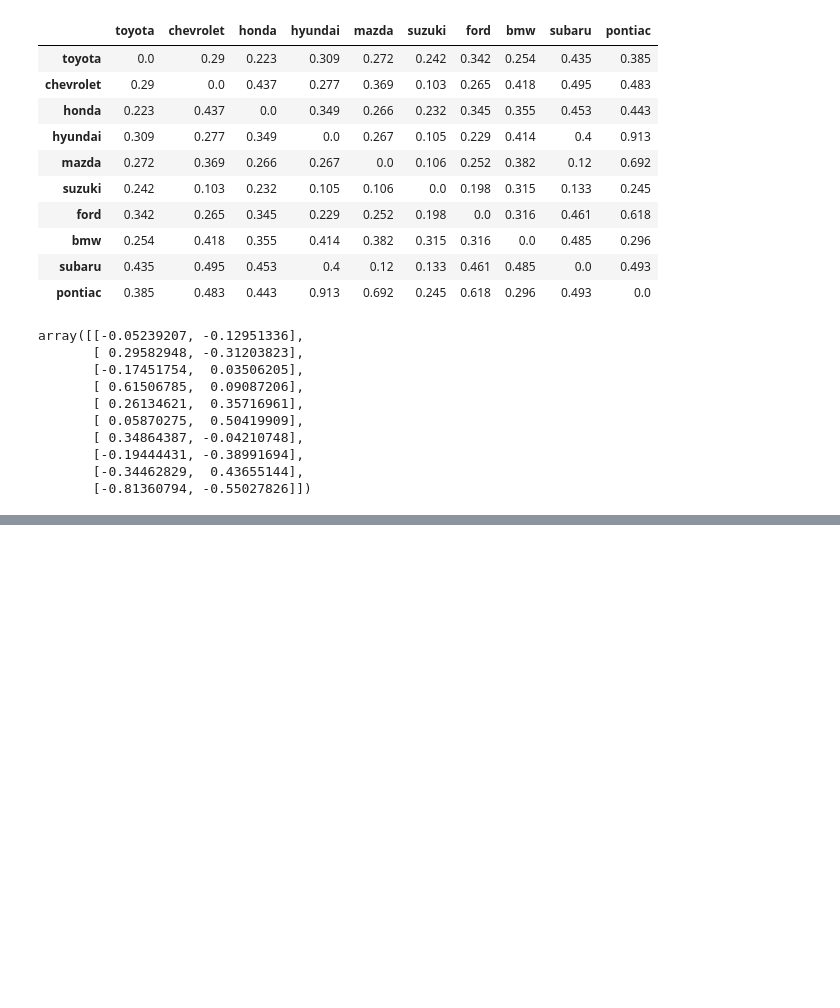
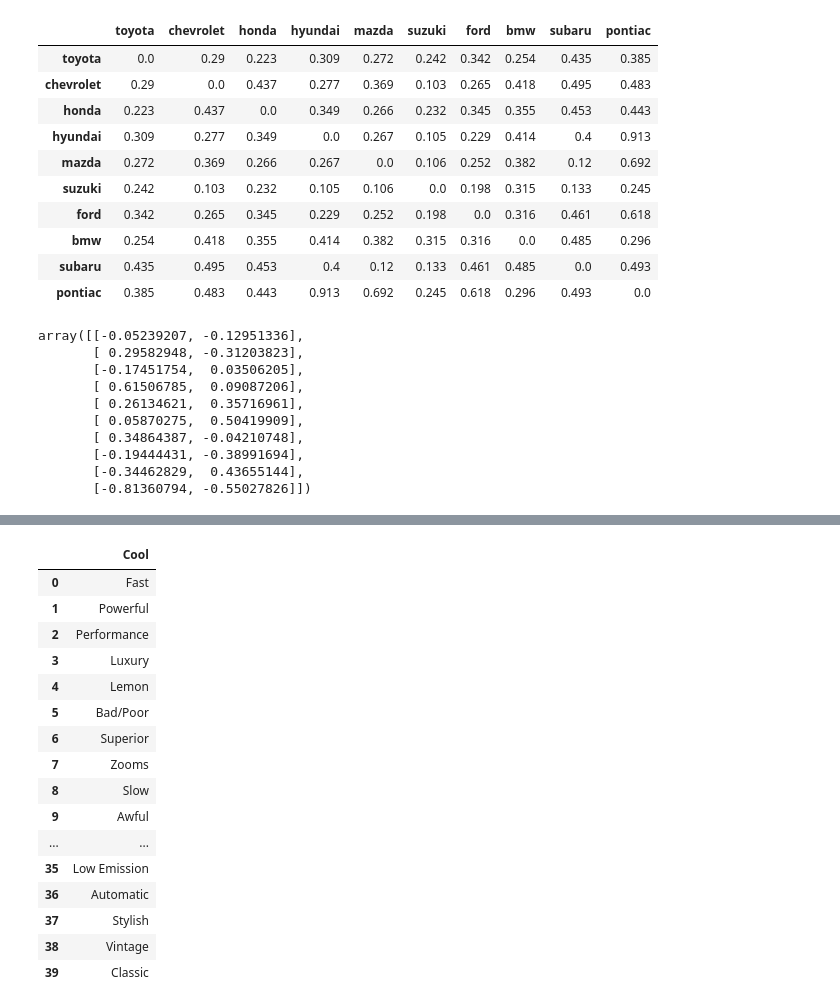
Before and after one commit to SaianshR/edmunds-analysis, a Jupyter notebook: file_lift_ratio.ipynb, the cells around one changed output, grey strips where cells are left out. Saved outputs shown, nothing was run; the diff lists cells and outputs as text; code cells hidden in the pictures; blank space fills up the shorter version.

```diff
--- a/file_lift_ratio.ipynb
+++ b/file_lift_ratio.ipynb
@@ -189,0 +208,23 @@ plt.show()
+# %%
+# Task F What are 5 most frequently mentioned attributes or features of cars in the discussions?
+# Which attributes are most strongly associated with which of these 5 brands? You DON’T have to do a sentiment analysis for this assignment.
+
+attributes = pd.read_csv('Car_Attributes.csv')
+# %% [output]
+|  | Cool |
+| 0 | Fast |
+| 1 | Powerful |
+| 2 | Performance |
+| 3 | Luxury |
+| 4 | Lemon |
+| 5 | Bad/Poor |
+| 6 | Superior |
+| 7 | Zooms |
+| 8 | Slow |
+| 9 | Awful |
+| ... | ... |
+| 35 | Low Emission |
+| 36 | Automatic |
+| 37 | Stylish |
+| 38 | Vintage |
+| 39 | Classic |
```
Also changed, not shown: parts of 4 cells of this notebook, 3 other files.
